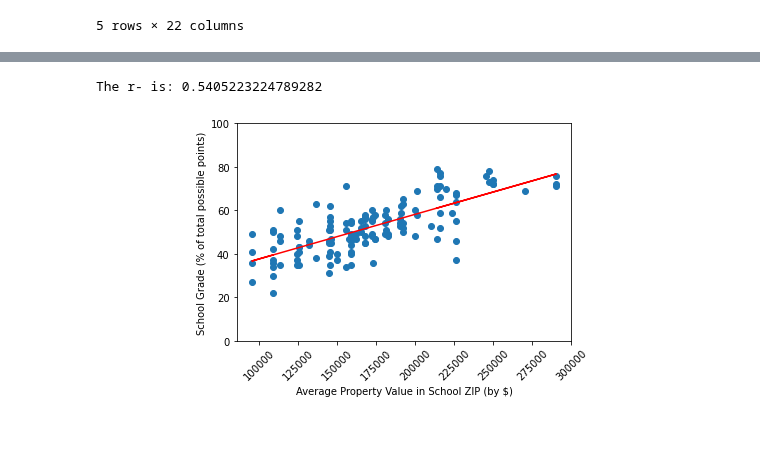
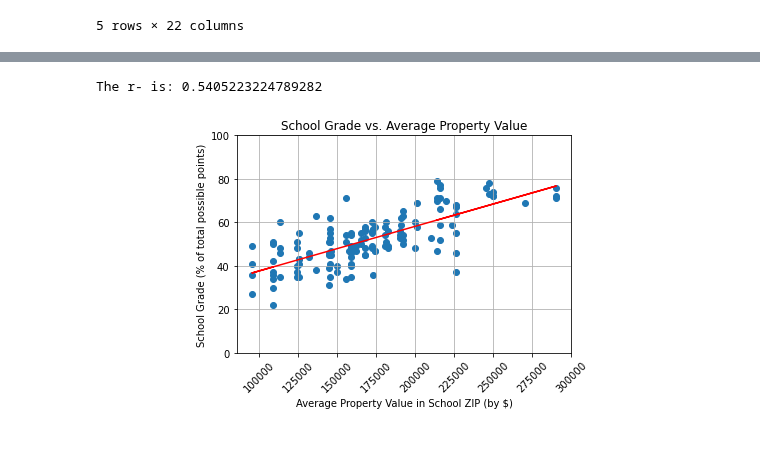
Before and after one commit to gregb23/Project1_Group4, a Jupyter notebook: KS/school_visuals.ipynb, the cells around one changed output, grey strips where cells are left out. Cells and saved outputs as stored; diff of their text form; code cells hidden in the pictures.

```diff
--- a/KS/school_visuals.ipynb
+++ b/KS/school_visuals.ipynb
@@ -139,34 +140,36 @@ dtype: object
 # %%
-#Create scatter plot
+#Create scatter plot w/ regression line
 
 # Set x and y values for scatter plot
 x_values = grade_w_value_19['Avg Prop Value']
 y_values = grade_w_value_19['Percent of Total Possible Points']
 
-# Perform a linear regression on latitude vs. max temp
+# Perform a linear regression on school grade vs. average property value
 (slope, intercept, rvalue, pvalue, stderr) = linregress(x_values, y_values)
 
 # Get regression values
 regress_values = x_values * slope + intercept
 
 # Create line equation string
 line_eq = "y = " + str(round(slope,2)) + "x +" + str(round(intercept,2))
 
 # Create scatter plot and
 # set plot specs
 plt.scatter(x_values, y_values)
 plt.plot(x_values,regress_values,"r-")
 plt.xlabel('Average Property Value in School ZIP (by $)')
 plt.ylabel("School Grade (% of total possible points)")
 plt.ylim(0, 100)
 plt.xticks(rotation=45)
 plt.annotate(line_eq,(5,-40),fontsize=15,color="red")
+plt.grid(which='major', axis='both')
+plt.title("School Grade vs. Average Property Value")
 
 # Print r value
 print(f"The r- is: {rvalue**2}")
 
 # Display plot
 plt.show()
 # %% [output]
 The r- is: 0.5405223224789282
-[figure, old version]
+[figure, new version]
```
Also changed, not shown: parts of 8 cells of this notebook.
